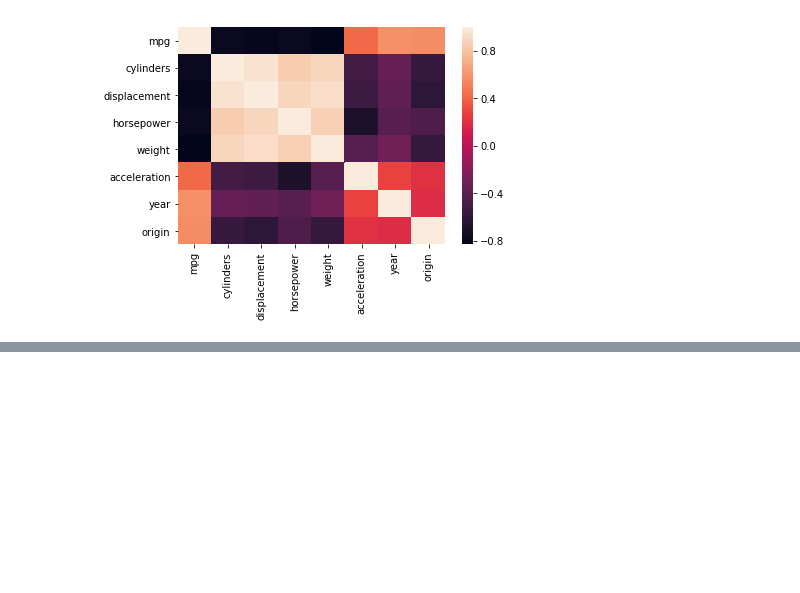
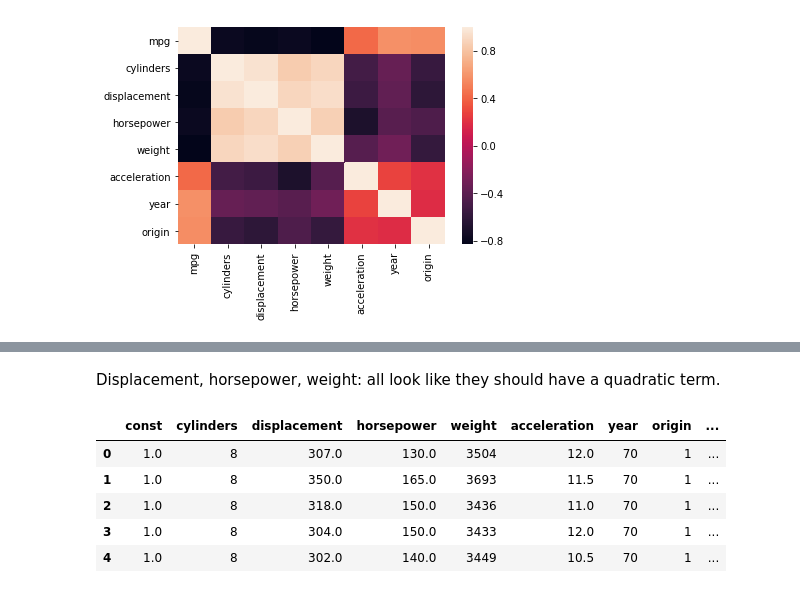
Before and after one commit to UC-MACSS/persp-model_W18, a Jupyter notebook: Students/WarnerL/Warner_PS4.ipynb, the cells around one changed output, grey strips where cells are left out. Saved outputs shown, nothing was run; the diff lists cells and outputs as text; code cells hidden in the pictures; blank space fills up the shorter version.

```diff
--- a/Students/WarnerL/Warner_PS4.ipynb
+++ b/Students/WarnerL/Warner_PS4.ipynb
@@ -107,0 +185,19 @@ sb.heatmap(c)
+# %% [markdown]
+Displacement, horsepower, weight: all look like they should have a quadratic term.
+# %%
+X['displacement_sq'] = X['displacement']**2
+# %%
+X['horsepower_sq'] = X['horsepower']**2
+# %%
+X['weight_sq'] = X['weight']**2
+# %%
+X['acceleration_sq'] = X['acceleration']**2
+# %%
+X.head()
+# %% [output]
+|  | const | cylinders | displacement | horsepower | weight | acceleration | year | origin | ... |
+| 0 | 1.0 | 8 | 307.0 | 130.0 | 3504 | 12.0 | 70 | 1 | ... |
+| 1 | 1.0 | 8 | 350.0 | 165.0 | 3693 | 11.5 | 70 | 1 | ... |
+| 2 | 1.0 | 8 | 318.0 | 150.0 | 3436 | 11.0 | 70 | 1 | ... |
+| 3 | 1.0 | 8 | 304.0 | 150.0 | 3433 | 12.0 | 70 | 1 | ... |
+| 4 | 1.0 | 8 | 302.0 | 140.0 | 3449 | 10.5 | 70 | 1 | ... |
```
Also changed, not shown: parts of 72 cells of this notebook, 1 other file.
